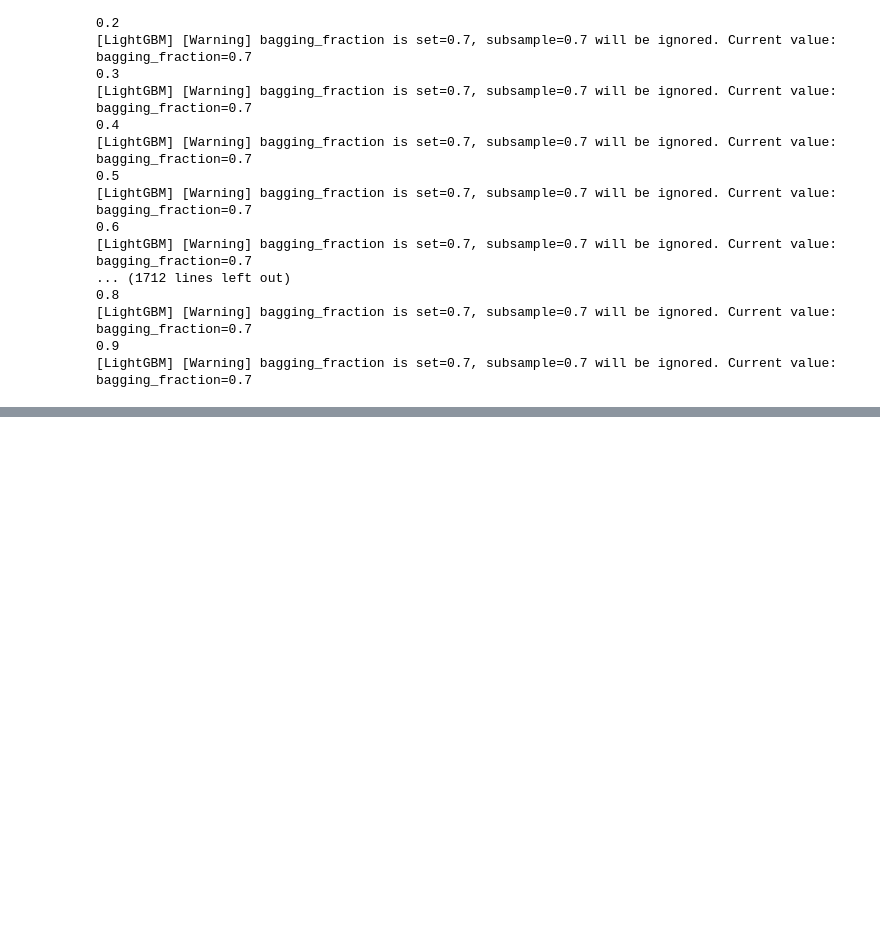
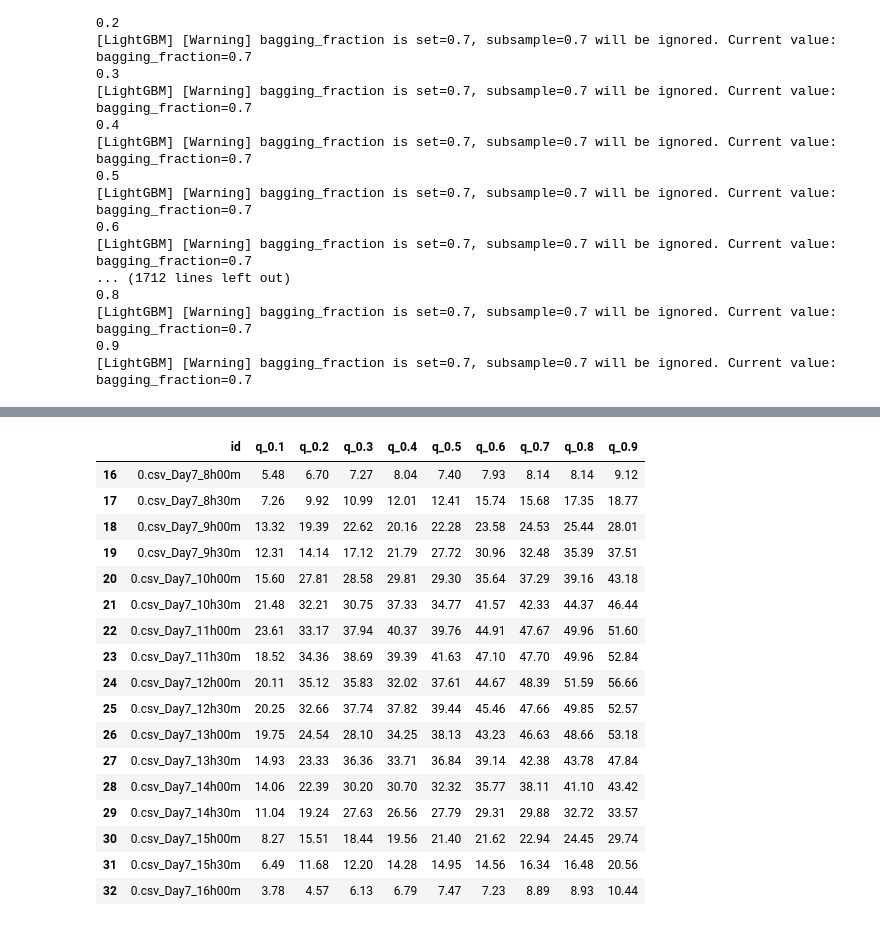
Before and after one commit to thinpig99/dacon-solarPanel, a Jupyter notebook: solarPanel_210115_48model.ipynb, the cells around one changed output, grey strips where cells are left out. Saved outputs shown, nothing was run; the diff lists cells and outputs as text; code cells hidden in the pictures; blank space fills up the shorter version.

```diff
--- a/solarPanel_210115_48model.ipynb
+++ b/solarPanel_210115_48model.ipynb
@@ -392,0 +418,12 @@ submission_temp[60:80]
+# %%
+trains = []
+
+for i in range(48):
+    idx = i*0.5
+    globals()['train_{}'.format(i)] = train[train.Hour == idx]
+    globals()['train_{}'.format(i)]['TARGET_1'] = globals()['train_{}'.format(i)]['TARGET'].shift(-1)
+    globals()['train_{}'.format(i)]['TARGET_2'] = globals()['train_{}'.format(i)]['TARGET'].shift(-2)
+    globals()['train_{}'.format(i)] = globals()['train_{}'.format(i)].dropna()
+    globals()['train_{}'.format(i)].drop(['Day', 'Minute'], axis=1, inplace=True)
+
+    trains.append(globals()['train_{}'.format(i)])
@@ -392,0 +493,12 @@ submission_temp[60:80]
+# %%
+tests = []
+
+for i in range(48):
+    idx = i*0.5
+    globals()['test_{}'.format(i)] = X_test[X_test.Hour == idx]
+    #globals()['test_{}'.format(i)]['TARGET_1'] = globals()['train_{}'.format(i)]['TARGET'].shift(-1)
+    #globals()['test_{}'.format(i)]['TARGET_2'] = globals()['train_{}'.format(i)]['TARGET'].shift(-2)
+    #globals()['test_{}'.format(i)] = globals()['train_{}'.format(i)].dropna()
+    globals()['test_{}'.format(i)].drop(['Day', 'Minute'], axis=1, inplace=True)
+
+    tests.append(globals()['test_{}'.format(i)])
@@ -392,0 +622,39 @@ submission_temp[60:80]
+# %%
+rg = np.array((range(0, 7776, 96))) # 96개의 간격으로 벌어지는 range list를 받아줍니다.
+
+for i, res in enumerate(results_1): # 총 48번 반복, 즉 시간별로 반복
+    # submission은 0~47까지 day7, 48~95까지 day8로 되어 있습니다. 그리고 다음 테이블입니다.
+    # 즉, results_1은 0, 96, 192...이렇게 넣고, 그 다음 1, 97, 193... 이렇게 넣어야 합니다.
+    # 그렇게 총 81개를 넣어주면 됩니다.
+    submission.iloc[rg+i, 1:] = res.values
+# %%
+rg = np.array((range(0, 7776, 96))) # 96개의 간격으로 벌어지는 range list를 받아줍니다.
+
+for i, res in enumerate(results_2): # 총 48번 반복, 즉 시간별로 반복
+    # submission은 0~47까지 day7, 48~95까지 day8로 되어 있습니다. 그리고 다음 테이블입니다.
+    # 즉, results_1은 0, 96, 192...이렇게 넣고, 그 다음 1, 97, 193... 이렇게 넣어야 합니다.
+    # 그렇게 총 81개를 넣어주면 됩니다.
+    submission.iloc[rg+i+48, 1:] = res.values
+# %%
+submission[16:33]
+
+#submission.to_csv('./submission/submission_210115-6_shifted-48models.csv', index=False)
+# %% [output]
+|  | id | q_0.1 | q_0.2 | q_0.3 | q_0.4 | q_0.5 | q_0.6 | q_0.7 | q_0.8 | q_0.9 |
+| 16 | 0.csv_Day7_8h00m | 5.48 | 6.70 | 7.27 | 8.04 | 7.40 | 7.93 | 8.14 | 8.14 | 9.12 |
+| 17 | 0.csv_Day7_8h30m | 7.26 | 9.92 | 10.99 | 12.01 | 12.41 | 15.74 | 15.68 | 17.35 | 18.77 |
+| 18 | 0.csv_Day7_9h00m | 13.32 | 19.39 | 22.62 | 20.16 | 22.28 | 23.58 | 24.53 | 25.44 | 28.01 |
+| 19 | 0.csv_Day7_9h30m | 12.31 | 14.14 | 17.12 | 21.79 | 27.72 | 30.96 | 32.48 | 35.39 | 37.51 |
+| 20 | 0.csv_Day7_10h00m | 15.60 | 27.81 | 28.58 | 29.81 | 29.30 | 35.64 | 37.29 | 39.16 | 43.18 |
+| 21 | 0.csv_Day7_10h30m | 21.48 | 32.21 | 30.75 | 37.33 | 34.77 | 41.57 | 42.33 | 44.37 | 46.44 |
+| 22 | 0.csv_Day7_11h00m | 23.61 | 33.17 | 37.94 | 40.37 | 39.76 | 44.91 | 47.67 | 49.96 | 51.60 |
+| 23 | 0.csv_Day7_11h30m | 18.52 | 34.36 | 38.69 | 39.39 | 41.63 | 47.10 | 47.70 | 49.96 | 52.84 |
+| 24 | 0.csv_Day7_12h00m | 20.11 | 35.12 | 35.83 | 32.02 | 37.61 | 44.67 | 48.39 | 51.59 | 56.66 |
+| 25 | 0.csv_Day7_12h30m | 20.25 | 32.66 | 37.74 | 37.82 | 39.44 | 45.46 | 47.66 | 49.85 | 52.57 |
+| 26 | 0.csv_Day7_13h00m | 19.75 | 24.54 | 28.10 | 34.25 | 38.13 | 43.23 | 46.63 | 48.66 | 53.18 |
+| 27 | 0.csv_Day7_13h30m | 14.93 | 23.33 | 36.36 | 33.71 | 36.84 | 39.14 | 42.38 | 43.78 | 47.84 |
+| 28 | 0.csv_Day7_14h00m | 14.06 | 22.39 | 30.20 | 30.70 | 32.32 | 35.77 | 38.11 | 41.10 | 43.42 |
+| 29 | 0.csv_Day7_14h30m | 11.04 | 19.24 | 27.63 | 26.56 | 27.79 | 29.31 | 29.88 | 32.72 | 33.57 |
+| 30 | 0.csv_Day7_15h00m | 8.27 | 15.51 | 18.44 | 19.56 | 21.40 | 21.62 | 22.94 | 24.45 | 29.74 |
+| 31 | 0.csv_Day7_15h30m | 6.49 | 11.68 | 12.20 | 14.28 | 14.95 | 14.56 | 16.34 | 16.48 | 20.56 |
+| 32 | 0.csv_Day7_16h00m | 3.78 | 4.57 | 6.13 | 6.79 | 7.47 | 7.23 | 8.89 | 8.93 | 10.44 |
```
Also changed, not shown: parts of 72 cells of this notebook, 5 other files.
